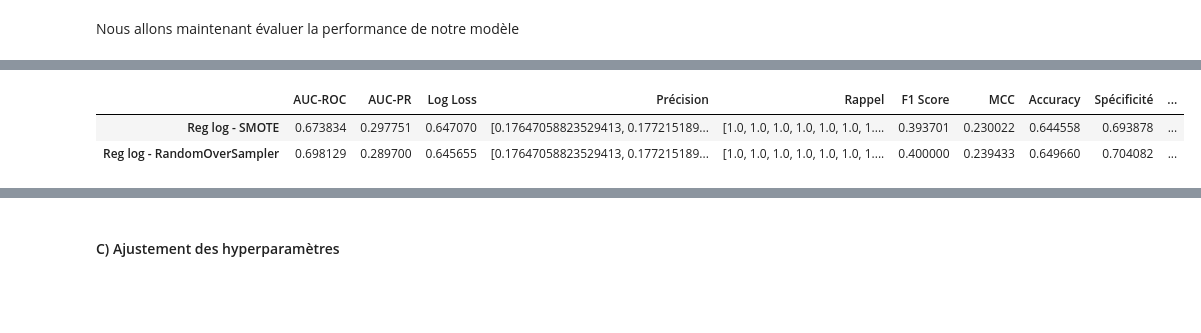
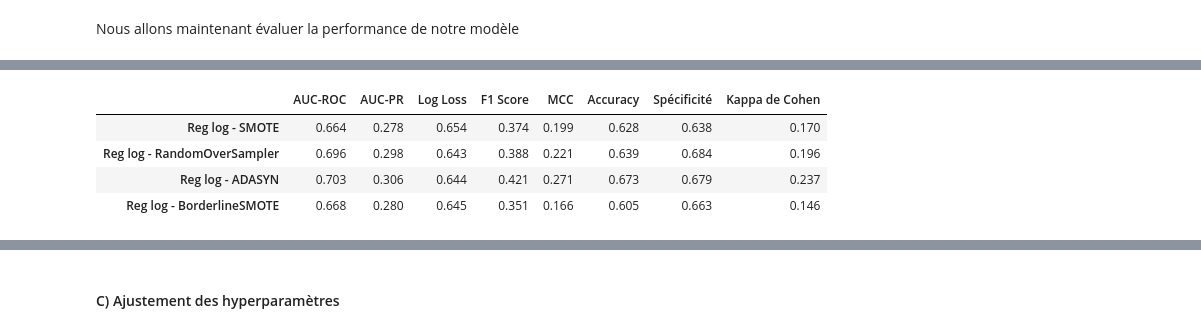
Before and after one commit to marieguib/202409-Precarite-energetique, a Jupyter notebook: 2Modelisation_precarite_energetique.ipynb, the cells around one changed output, grey strips where cells are left out. Drawn from its saved outputs; the diff is of its cells as text; code cells hidden in the pictures; blank space fills up the shorter version.

```diff
--- a/2Modelisation_precarite_energetique.ipynb
+++ b/2Modelisation_precarite_energetique.ipynb
@@ -207,3 +215,5 @@ modele_reg_log_oversampler.fit(X_train, y_train)
 Pipeline(steps=[('std_scaler', StandardScaler()),
                 ('oversampler', RandomOverSampler()),
                 ('reg_log', LogisticRegression(penalty='none'))])
+# %%
+modele_reg_log_adasyn.fit(X_train, y_train)
@@ -209,0 +230,2 @@ Pipeline(steps=[('std_scaler', StandardScaler()),
+# %%
+modele_reg_log_bordeline_smote.fit(X_train, y_train)
@@ -215,6 +248,12 @@ y_pred_reg_log_smote = modele_reg_log_smote.predict(X_test)
 # %%
 y_proba_reg_log_oversampler = modele_reg_log_oversampler.predict_proba(X_test)[:, 1]
 y_pred_reg_log_oversampler = modele_reg_log_oversampler.predict(X_test)
+# %%
+y_proba_reg_log_adasyn = modele_reg_log_adasyn.predict_proba(X_test)[:, 1]
+y_pred_reg_log_adasyn = modele_reg_log_adasyn.predict(X_test)
+# %%
+y_proba_reg_log_bordeline_smote = modele_reg_log_bordeline_smote.predict_proba(X_test)[:, 1]
+y_pred_reg_log_bordeline_smote = modele_reg_log_bordeline_smote.predict(X_test)
 # %% [markdown]
 #### B) Mesure de la performance
 # %% [markdown]
@@ -339,21 +459,26 @@ plt.show()
 # %%
 # Résultats
 
 resultats = pd.DataFrame({
-    "AUC-ROC": [auc_roc_reg_log_smote, auc_roc_reg_log_oversampler],
-    "AUC-PR": [auc_pr_reg_log_smote, auc_pr_reg_log_oversampler],
-    "Log Loss": [log_loss_value_reg_log_smote, log_loss_value_reg_log_oversampler],
-    "Précision": [precision_reg_log_smote, precision_reg_log_oversampler],
-    "Rappel": [recall_reg_log_smote, recall_reg_log_oversampler],
-    "F1 Score": [f1_reg_log_smote, f1_reg_log_oversampler],
-    "MCC": [mcc_reg_log_smote, mcc_reg_log_oversampler],
-    "Accuracy": [balanced_acc_reg_log_smote, balanced_acc_reg_log_oversampler],
-    "Spécificité": [specificity_reg_log_smote, specificity_reg_log_oversampler],
-    "Kappa de Cohen": [cohen_kappa_reg_log_smote, cohen_kappa_reg_log_oversampler]
-}, index=["Reg log - SMOTE", "Reg log - RandomOverSampler"])
+    "AUC-ROC": [auc_roc_reg_log_smote, auc_roc_reg_log_oversampler, auc_roc_reg_log_adasyn, auc_roc_reg_log_borderline_smote],
+    "AUC-PR": [auc_pr_reg_log_smote, auc_pr_reg_log_oversampler, auc_pr_reg_log_adasyn, auc_pr_reg_log_borderline_smote],
+    "Log Loss": [log_loss_value_reg_log_smote, log_loss_value_reg_log_oversampler, log_loss_value_reg_log_adasyn, log_loss_value_reg_log_borderline_smote],
+   # "Précision": [precision_reg_log_smote, precision_reg_log_oversampler, precision_reg_log_adasyn, precision_reg_log_borderline_smote],
+    #"Rappel": [recall_reg_log_smote, recall_reg_log_oversampler, recall_reg_log_adasyn, recall_reg_log_borderline_smote],
+    "F1 Score": [f1_reg_log_smote, f1_reg_log_oversampler, f1_reg_log_adasyn, f1_reg_log_borderline_smote],
+    "MCC": [mcc_reg_log_smote, mcc_reg_log_oversampler, mcc_reg_log_adasyn, mcc_reg_log_borderline_smote],
+    "Accuracy": [balanced_acc_reg_log_smote, balanced_acc_reg_log_oversampler, balanced_acc_reg_log_adasyn, balanced_acc_reg_log_borderline_smote],
+    "Spécificité": [specificity_reg_log_smote, specificity_reg_log_oversampler, specificity_reg_log_adasyn, specificity_reg_log_borderline_smote],
+    "Kappa de Cohen": [cohen_kappa_reg_log_smote, cohen_kappa_reg_log_oversampler, cohen_kappa_reg_log_adasyn, cohen_kappa_reg_log_borderline_smote]
+}, index=["Reg log - SMOTE", "Reg log - RandomOverSampler", "Reg log - ADASYN", "Reg log - BorderlineSMOTE"])
+
+# Arrondir les résultats à 3 chiffres après la virgule
+resultats = resultats.round(3)
 
 resultats
 # %% [output]
-|  | AUC-ROC | AUC-PR | Log Loss | Précision | Rappel | F1 Score | MCC | Accuracy | Spécificité | ... |
-| Reg log - SMOTE | 0.673834 | 0.297751 | 0.647070 | [0.17647058823529413, 0.177215189... | [1.0, 1.0, 1.0, 1.0, 1.0, 1.0, 1.... | 0.393701 | 0.230022 | 0.644558 | 0.693878 | ... |
-| Reg log - RandomOverSampler | 0.698129 | 0.289700 | 0.645655 | [0.17647058823529413, 0.177215189... | [1.0, 1.0, 1.0, 1.0, 1.0, 1.0, 1.... | 0.400000 | 0.239433 | 0.649660 | 0.704082 | ... |
+|  | AUC-ROC | AUC-PR | Log Loss | F1 Score | MCC | Accuracy | Spécificité | Kappa de Cohen |
+| Reg log - SMOTE | 0.664 | 0.278 | 0.654 | 0.374 | 0.199 | 0.628 | 0.638 | 0.170 |
+| Reg log - RandomOverSampler | 0.696 | 0.298 | 0.643 | 0.388 | 0.221 | 0.639 | 0.684 | 0.196 |
+| Reg log - ADASYN | 0.703 | 0.306 | 0.644 | 0.421 | 0.271 | 0.673 | 0.679 | 0.237 |
+| Reg log - BorderlineSMOTE | 0.668 | 0.280 | 0.645 | 0.351 | 0.166 | 0.605 | 0.663 | 0.146 |
```
Also changed, not shown: parts of 43 cells of this notebook.
